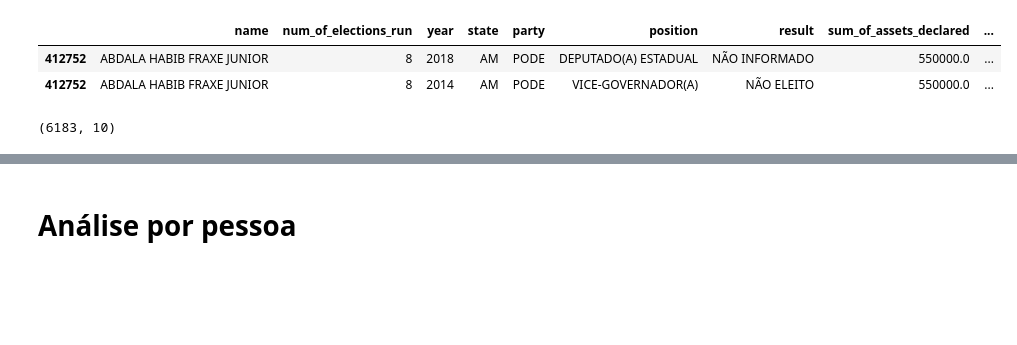
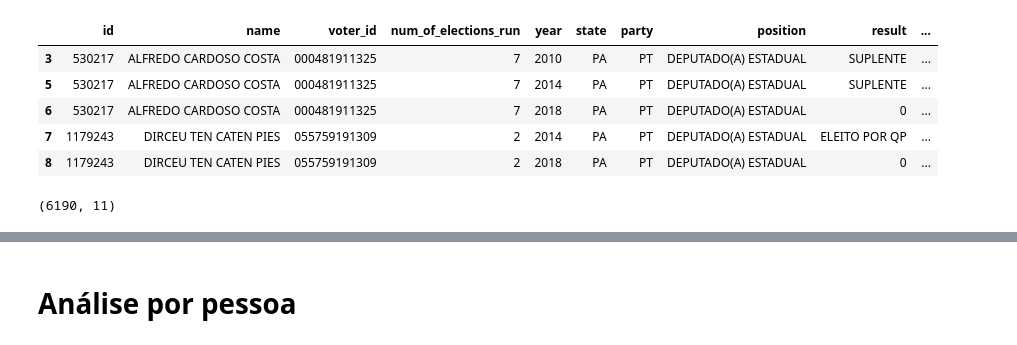
Before and after one commit to okfn-brasil/perfil-politico, a Jupyter notebook: notebooks/Biggest-Asset-Evolution.ipynb, the cells around one changed output, grey strips where cells are left out. Saved outputs shown, nothing was run; the diff lists cells and outputs as text; code cells hidden in the pictures; blank space fills up the shorter version.

Commit message:
Extend assets analysis notebook

```diff
--- a/notebooks/Biggest-Asset-Evolution.ipynb
+++ b/notebooks/Biggest-Asset-Evolution.ipynb
@@ -6,4 +8,5 @@ import pandas as pd
 
 pd.options.mode.chained_assignment = None
 # %%
-df_elections = pd.read_csv('/mnt/data/_results/asset_evolution_elections_2018_2.csv')
+df_elections = pd.read_csv('/mnt/data/asset_evolution_elections_2018.csv', dtype={'voter_id': np.str})
+df_elections
@@ -17,12 +39,15 @@ candidates = counts[counts>=2].index
 # %%
 # Separa o dataframe apenas usando candidatos de ao menos 2 eleições
 df = df_elections[df_elections.name.isin(candidates)]
-df.head(2)
+df.head()
 # %% [output]
-|  | name | num_of_elections_run | year | state | party | position | result | sum_of_assets_declared | ... |
-| 412752 | ABDALA HABIB FRAXE JUNIOR | 8 | 2018 | AM | PODE | DEPUTADO(A) ESTADUAL | NÃO INFORMADO | 550000.0 | ... |
-| 412752 | ABDALA HABIB FRAXE JUNIOR | 8 | 2014 | AM | PODE | VICE-GOVERNADOR(A) | NÃO ELEITO | 550000.0 | ... |
+|  | id | name | voter_id | num_of_elections_run | year | state | party | position | result | ... |
+| 3 | 530217 | ALFREDO CARDOSO COSTA | 000481911325 | 7 | 2010 | PA | PT | DEPUTADO(A) ESTADUAL | SUPLENTE | ... |
+| 5 | 530217 | ALFREDO CARDOSO COSTA | 000481911325 | 7 | 2014 | PA | PT | DEPUTADO(A) ESTADUAL | SUPLENTE | ... |
+| 6 | 530217 | ALFREDO CARDOSO COSTA | 000481911325 | 7 | 2018 | PA | PT | DEPUTADO(A) ESTADUAL | 0 | ... |
+| 7 | 1179243 | DIRCEU TEN CATEN PIES | 055759191309 | 2 | 2014 | PA | PT | DEPUTADO(A) ESTADUAL | ELEITO POR QP | ... |
+| 8 | 1179243 | DIRCEU TEN CATEN PIES | 055759191309 | 2 | 2018 | PA | PT | DEPUTADO(A) ESTADUAL | 0 | ... |
 # %%
 df.shape
 # %% [output]
-(6183, 10)
+(6190, 11)
```
Also changed, not shown: parts of 26 cells of this notebook.
